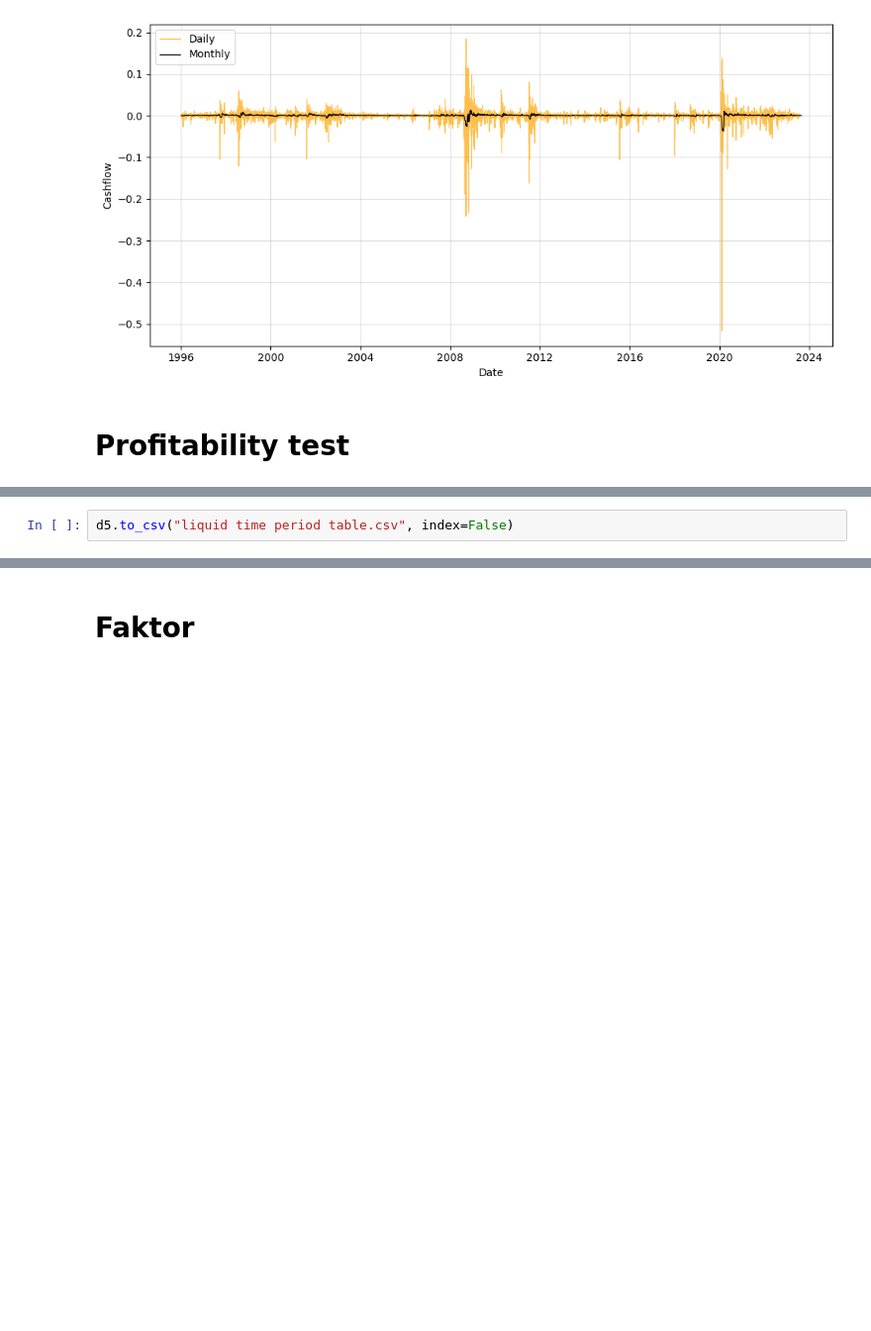
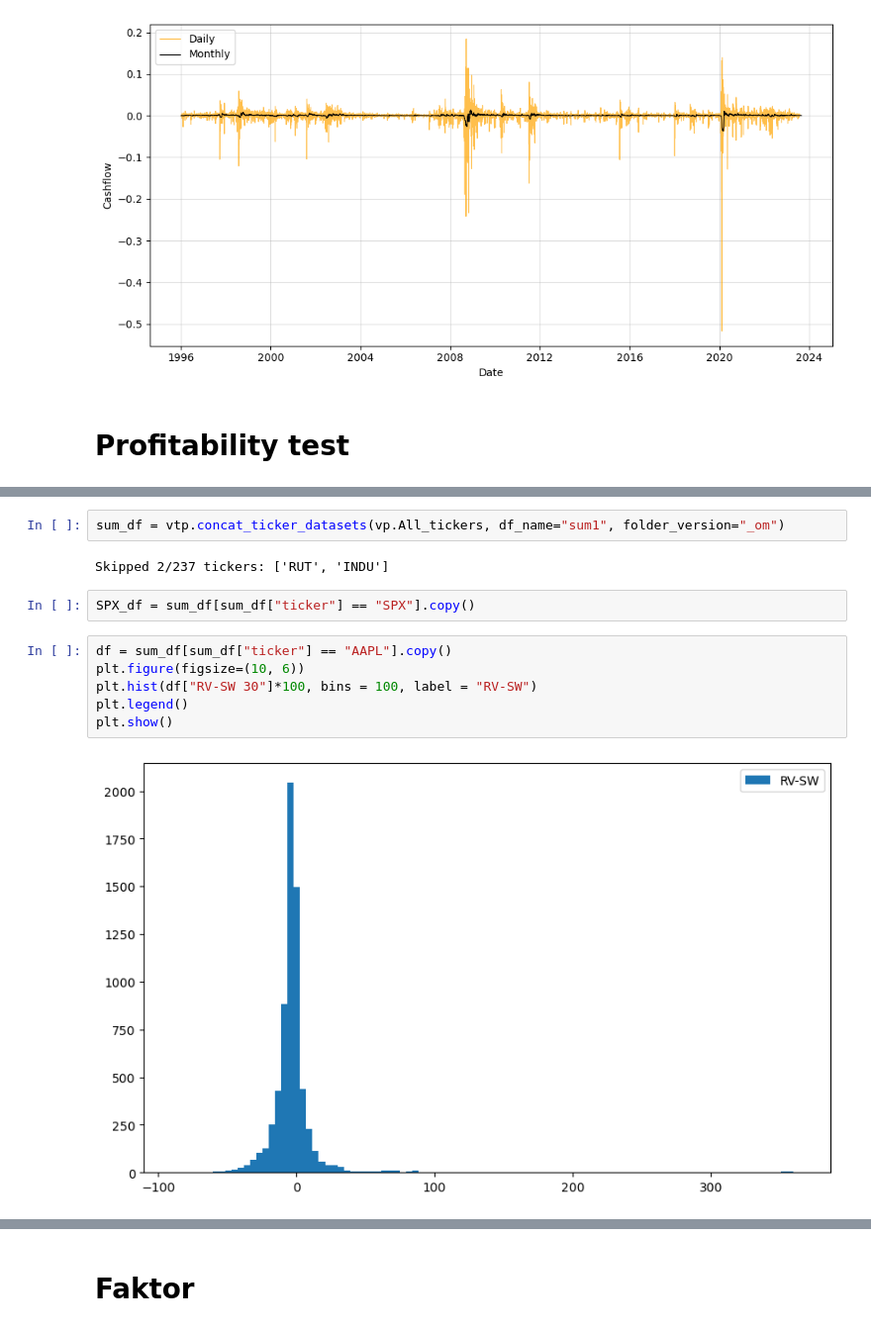
Before and after one commit to MadsHebsgaard/volpy, a Jupyter notebook: Code to produce results/Analysis.ipynb, the cells around one changed output, grey strips where cells are left out. Shown at 99% size. Saved outputs shown, nothing was run; the diff lists cells and outputs as text; blank space fills up the shorter version.

```diff
--- a/Code to produce results/Analysis.ipynb
+++ b/Code to produce results/Analysis.ipynb
@@ -239,5 +258,17 @@ for ticker_list, name in zip(ticker_list_list, name_list):
         df = sum_df[sum_df["ticker"].isin(ticker_list+["SPX"])].copy()
     d4 = table_lib.vol_period_analysis(df, name, split_method='quantile')
     d5 = table_lib.vol_period_analysis(df, name, split_method='time')
-# %%
-d5.to_csv("liquid time period table.csv", index=False)
+# %%
+sum_df = vtp.concat_ticker_datasets(vp.All_tickers, df_name="sum1", folder_version="_om")
+# %% [output]
+Skipped 2/237 tickers: ['RUT', 'INDU']
+# %%
+SPX_df = sum_df[sum_df["ticker"] == "SPX"].copy()
+# %%
+df = sum_df[sum_df["ticker"] == "AAPL"].copy()
+plt.figure(figsize=(10, 6))
+plt.hist(df["RV-SW 30"]*100, bins = 100, label = "RV-SW")
+plt.legend()
+plt.show()
+# %% [output]
+[figure, added]
```
Also changed, not shown: parts of 19 cells of this notebook, 5 other files.
